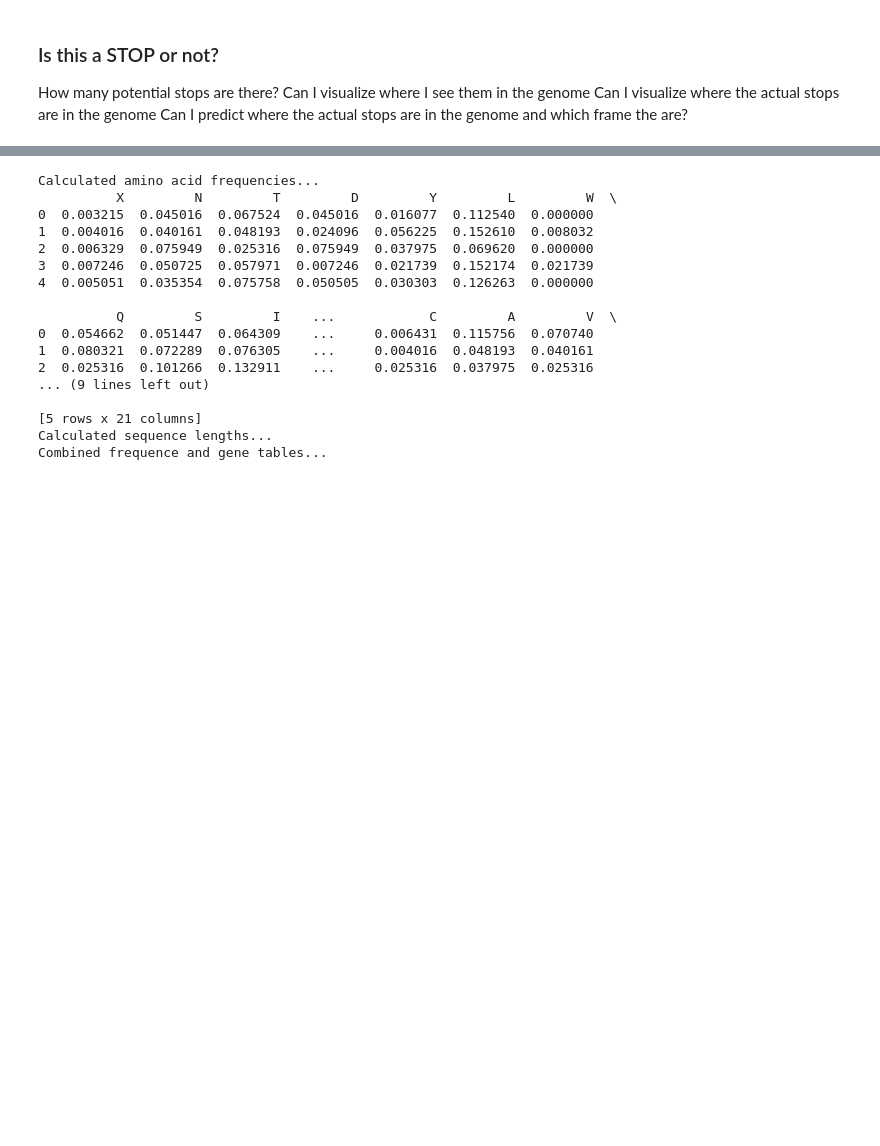
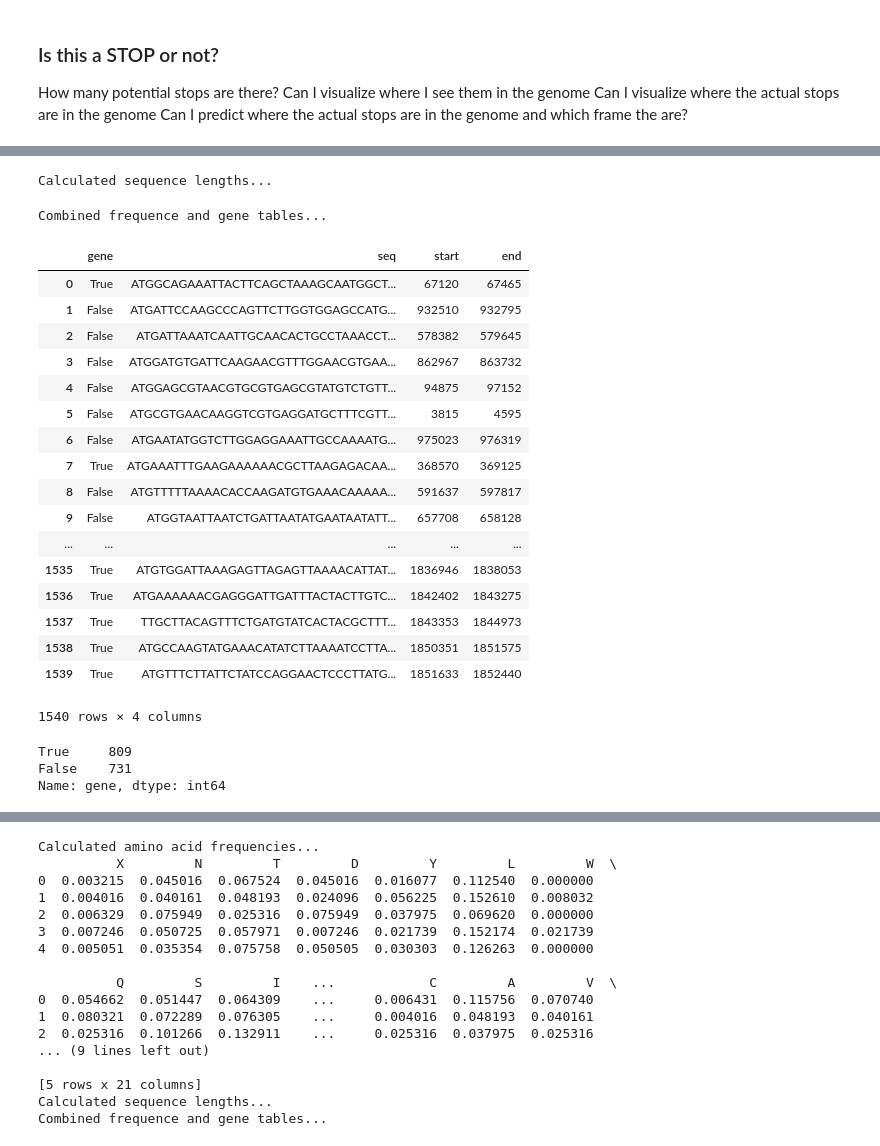
Before and after one commit to ingrid88/Bioinformatics-Kojak, a Jupyter notebook: StaphGenetics_ORFs-Copy1.ipynb, the cells around one changed output, grey strips where cells are left out. Drawn from its saved outputs; the diff is of its cells as text; code cells hidden in the pictures; blank space fills up the shorter version.

```diff
--- a/StaphGenetics_ORFs-Copy1.ipynb
+++ b/StaphGenetics_ORFs-Copy1.ipynb
@@ -560,3 +759,48 @@ R_pairs = genome_end_genes(r_data)
+# %%
+### Feature 3: length of sequence // false sequences should be at least 300 nucleotides long
+## Add length of each sequence
+merged_frames["len"] = merged_frames.apply(lambda x: x[1] - x[0],axis=1) #x[1] - x[0])
+print("Calculated sequence lengths...")
+# %% [output]
+Calculated sequence lengths...
+# %%
+## Combine tables
+# 1. reset df index
+merged_frames.reset_index(inplace=True)
+# 2. concat
+merged_frames = pd.concat([merged_frames,frequency_df,aa_frequency_df,codon_frequency_df],axis=1)
+print("Combined frequence and gene tables...")
+# %% [output]
+Combined frequence and gene tables...
+# %%
+data
+
+# merged_frames[["gene","seq","start","end"]]
+# %% [output]
+|  | gene | seq | start | end |
+| 0 | True | ATGGCAGAAATTACTTCAGCTAAAGCAATGGCT... | 67120 | 67465 |
+| 1 | False | ATGATTCCAAGCCCAGTTCTTGGTGGAGCCATG... | 932510 | 932795 |
+| 2 | False | ATGATTAAATCAATTGCAACACTGCCTAAACCT... | 578382 | 579645 |
+| 3 | False | ATGGATGTGATTCAAGAACGTTTGGAACGTGAA... | 862967 | 863732 |
+| 4 | False | ATGGAGCGTAACGTGCGTGAGCGTATGTCTGTT... | 94875 | 97152 |
+| 5 | False | ATGCGTGAACAAGGTCGTGAGGATGCTTTCGTT... | 3815 | 4595 |
+| 6 | False | ATGAATATGGTCTTGGAGGAAATTGCCAAAATG... | 975023 | 976319 |
+| 7 | True | ATGAAATTTGAAGAAAAAACGCTTAAGAGACAA... | 368570 | 369125 |
+| 8 | False | ATGTTTTTAAAACACCAAGATGTGAAACAAAAA... | 591637 | 597817 |
+| 9 | False | ATGGTAATTAATCTGATTAATATGAATAATATT... | 657708 | 658128 |
+| ... | ... | ... | ... | ... |
+| 1535 | True | ATGTGGATTAAAGAGTTAGAGTTAAAACATTAT... | 1836946 | 1838053 |
+| 1536 | True | ATGAAAAAACGAGGGATTGATTTACTACTTGTC... | 1842402 | 1843275 |
+| 1537 | True | TTGCTTACAGTTTCTGATGTATCACTACGCTTT... | 1843353 | 1844973 |
+| 1538 | True | ATGCCAAGTATGAAACATATCTTAAAATCCTTA... | 1850351 | 1851575 |
+| 1539 | True | ATGTTTCTTATTCTATCCAGGAACTCCCTTATG... | 1851633 | 1852440 |
+1540 rows × 4 columns
+# %%
+merged_frames.gene.value_counts()
+# %% [output]
+True     809
+False    731
+Name: gene, dtype: int64
 # %%
 import warnings
 warnings.filterwarnings('ignore')
```
Also changed, not shown: parts of 45 cells of this notebook, 1 other file.
